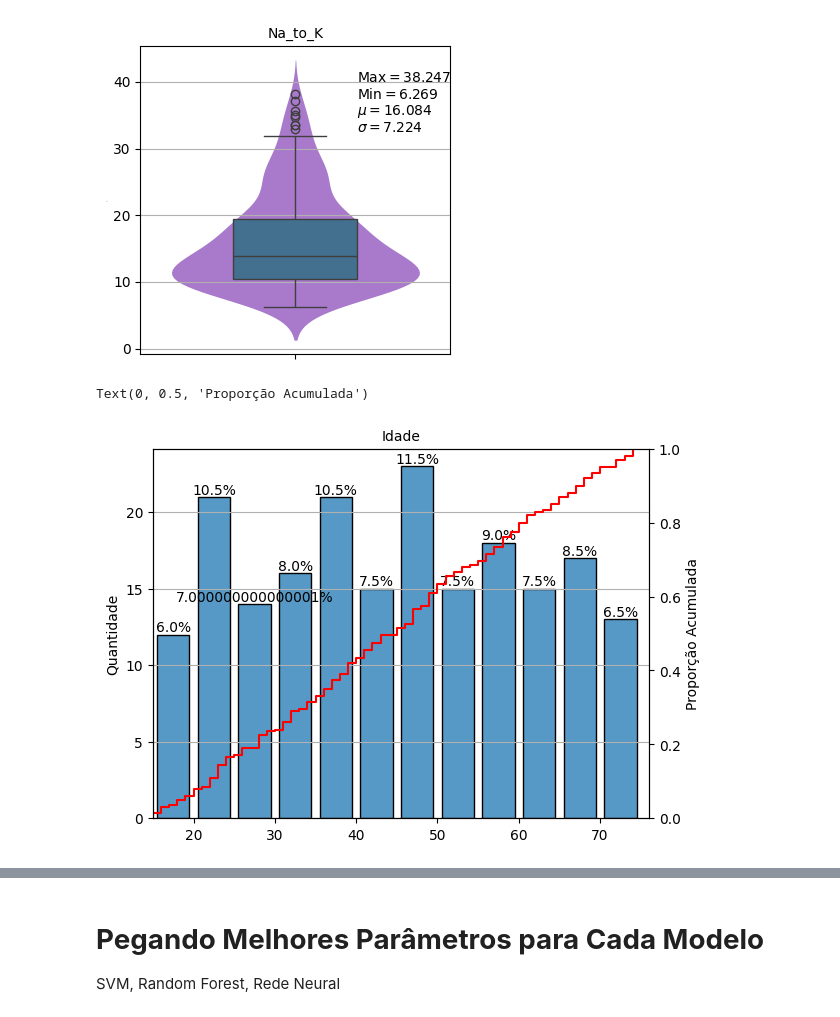
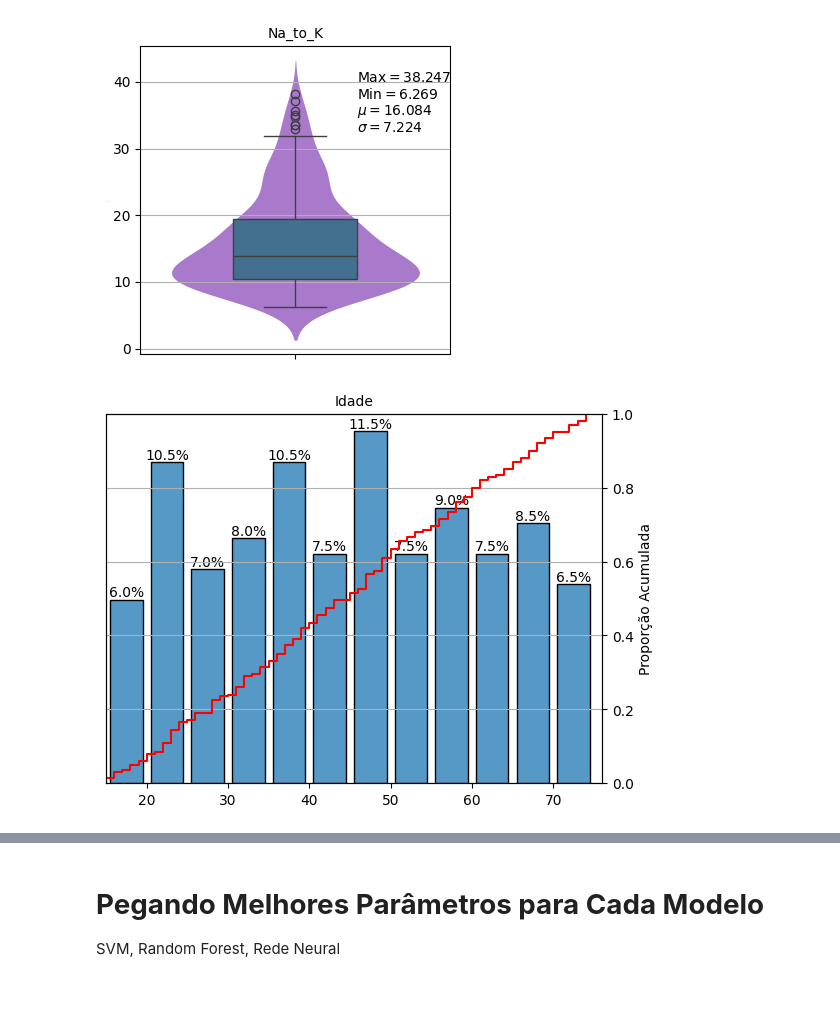
Before and after one commit to MarcioB1999/classificador_drogas, a Jupyter notebook: Classificação_Drug.ipynb, the cells around one changed output, grey strips where cells are left out. Drawn from its saved outputs; the diff is of its cells as text; code cells hidden in the pictures.

```diff
--- a/Classificação_Drug.ipynb
+++ b/Classificação_Drug.ipynb
@@ -134,24 +133,24 @@ Text(0.2, 32.5, '$\\sigma = $7.224')
 # %%
 bins=np.arange(15, 80, 5)
 ax = sns.histplot(df['Age'], shrink=.8, bins=bins)
 
 
 freq = pd.cut(df['Age'], bins=np.arange(15, 80, 5),right=False).value_counts(normalize=True).sort_index().values
+percent = [f'{"%.1f" % (element*100)}%' for element in freq]
 
-percent = [f'{round(element,3)*100}%' for element in freq]
 ax.bar_label(ax.containers[0],labels = percent)
 plt.xlim(15,76)
 plt.title('Idade',fontsize=10)
-plt.ylabel('Quantidade')
+plt.ylabel('')
 plt.xlabel('')
-plt.grid(axis='y')
+plt.yticks([])
 
 ax2 = ax.twinx()
 sns.ecdfplot(data=df, x="Age", stat="proportion",color='red',ax=ax2)
 plt.ylabel('Proporção Acumulada')
+plt.grid(axis='y')
 # %% [output]
-Text(0, 0.5, 'Proporção Acumulada')
-[figure, old version]
+[figure, new version]
 # %%
 fig=plt.figure(figsize=(4,4))
 ax = sns.histplot(df['Drug'],discrete=True, shrink=.8)
```
Also changed, not shown: parts of 21 cells of this notebook.
